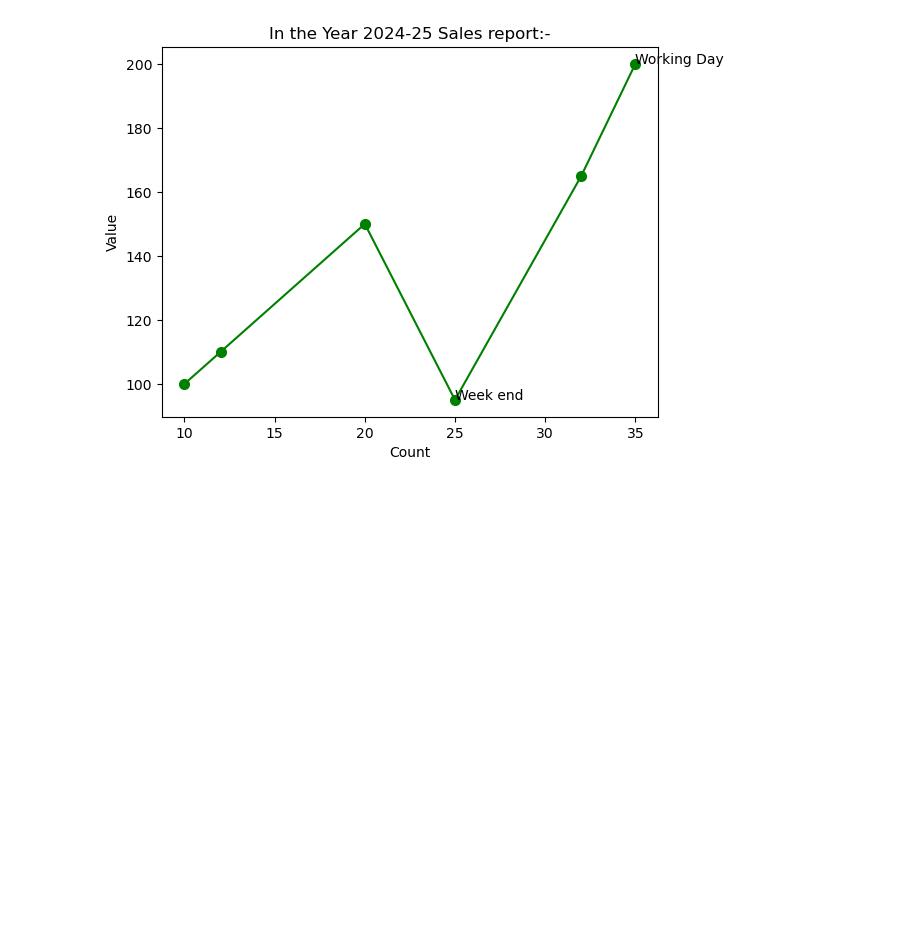
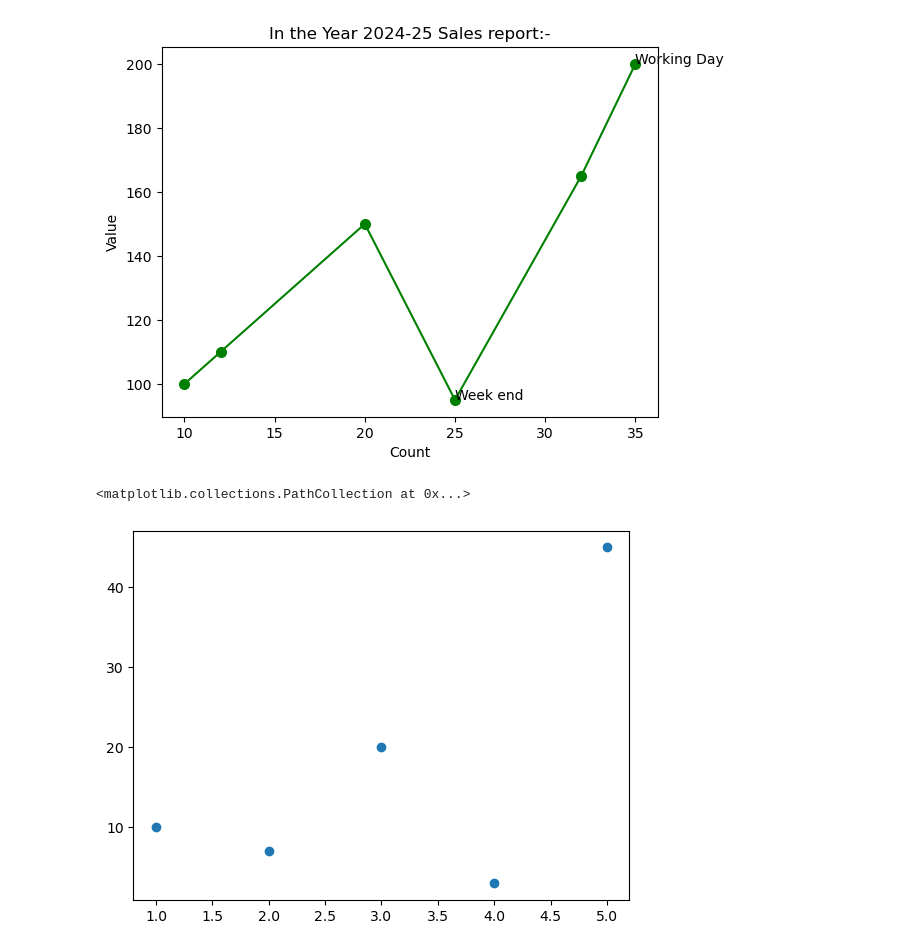
Before and after one commit to pakarthikstudent/DE_Sep, a Jupyter notebook: DAY2/SEP-DE-2.ipynb, the cells around one changed output. Saved outputs shown, nothing was run; the diff lists cells and outputs as text; code cells hidden in the pictures; blank space fills up the shorter version.

```diff
--- a/DAY2/SEP-DE-2.ipynb
+++ b/DAY2/SEP-DE-2.ipynb
@@ -430,3 +430,9 @@ plt.text(35,200,'Working Day')
 # %% [output]
 Text(35, 200, 'Working Day')
 [figure]
+# %%
+#plt.plot([1,2,3,4,5],[10,7,20,3,45],'o')
+plt.scatter([1,2,3,4,5],[10,7,20,3,45])
+# %% [output]
+<matplotlib.collections.PathCollection at 0x...>
+[figure, added]
```
Also changed, not shown: parts of 13 cells of this notebook.
